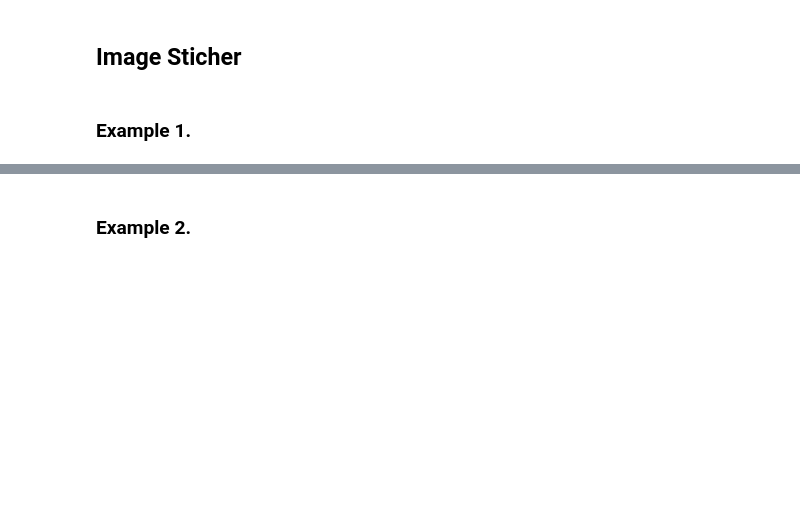
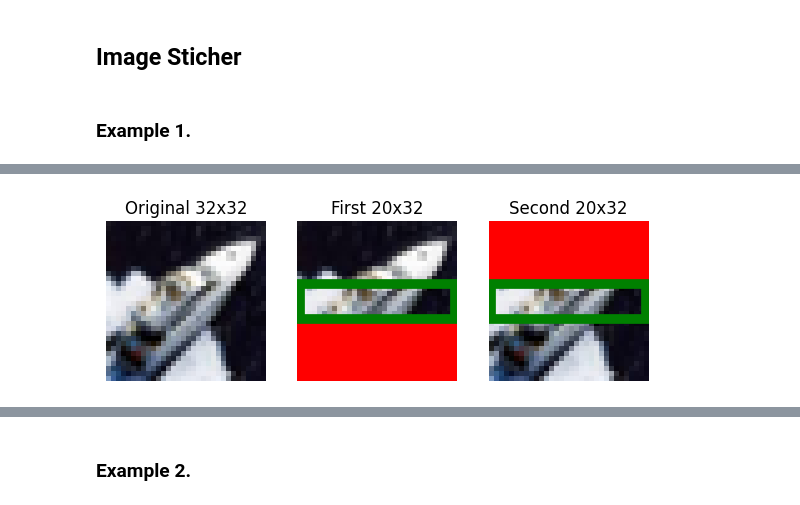
Before and after one commit to C-Naoki/image-stitcher, a Jupyter notebook: notebooks/tutorial.ipynb, the cells around one changed output, grey strips where cells are left out. Saved outputs shown, nothing was run; the diff lists cells and outputs as text; code cells hidden in the pictures; blank space fills up the shorter version.

```diff
--- a/notebooks/tutorial.ipynb
+++ b/notebooks/tutorial.ipynb
@@ -38,36 +22,0 @@ plt.show()
-# %%
-X = np.array(X).reshape(-1, 3, 32, 32).astype(np.uint8)
-image = np.transpose(X[0], (1, 2, 0))
-
-image_top = np.zeros_like(image)
-image_top[:, :, 0] = 255
-image_top[:20, :, :] = image[:20, :, :]
-image_bottom = np.zeros_like(image)
-image_bottom[:, :, 0] = 255
-image_bottom[-20:, :, :] = image[-20:, :, :]
-
-fig, ax = plt.subplots(1, 3, figsize=(7, 3))
-
-ax[0].imshow(image)
-ax[0].set_title("Original 32x32")
-ax[0].axis('off')
-
-ax[1].imshow(image_top)
-ax[1].set_title("Top 20x32")
-ax[1].axis('off')
-
-ax[2].imshow(image_bottom)
-ax[2].set_title("Bottom 20x32")
-ax[2].axis('off')
-
-rect_top = Rectangle((0, 12), 31, 8, linewidth=7, edgecolor='g', facecolor='none')
-rect_bottom = Rectangle((0, 12), 31, 8, linewidth=7, edgecolor='g', facecolor='none')
-
-ax[1].add_patch(rect_top)
-ax[2].add_patch(rect_bottom)
-
-fig.suptitle("Exapmle 1.")
-fig.tight_layout()
-plt.show()
-
-plt.show()
@@ -102,0 +27,10 @@ shared image's width: 32
+# %%
+image1, image2 = split_data(
+    image=image,
+    slicex=(slice(0, 32), slice(0, 32)),
+    slicey=(slice(0, 20), slice(12, 32)),
+    angle=90,
+    plot=True,
+)
+# %% [output]
+[figure, added]
```
Also changed, not shown: parts of 18 cells of this notebook.
